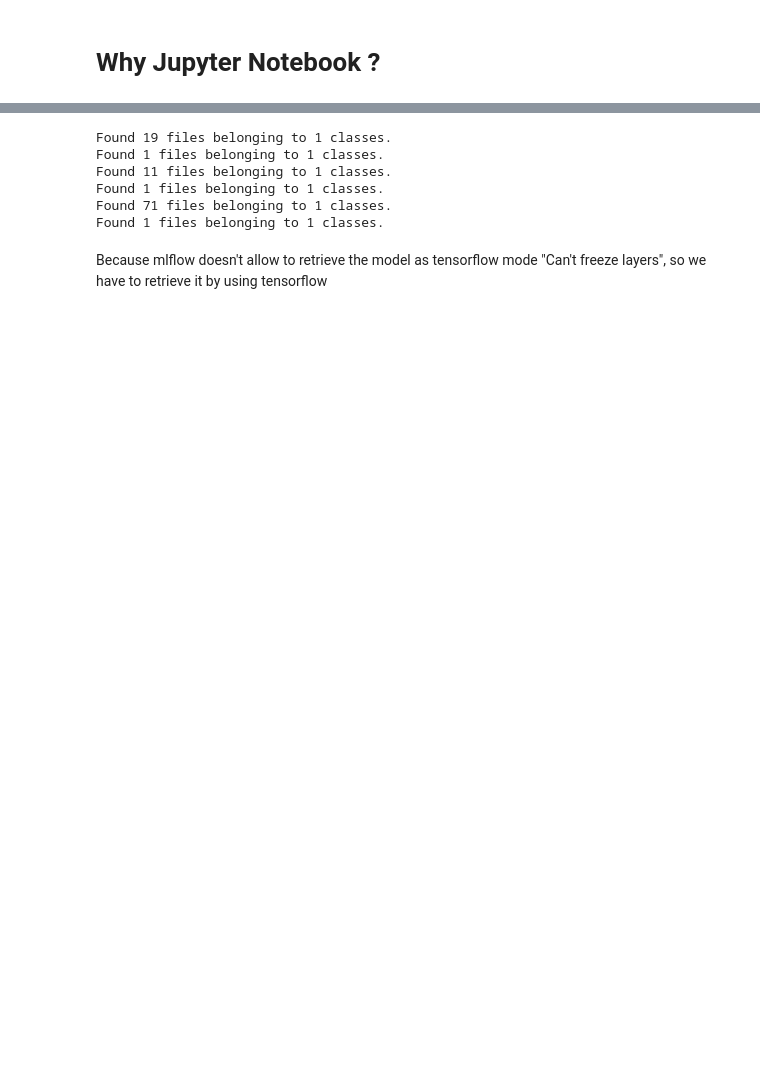
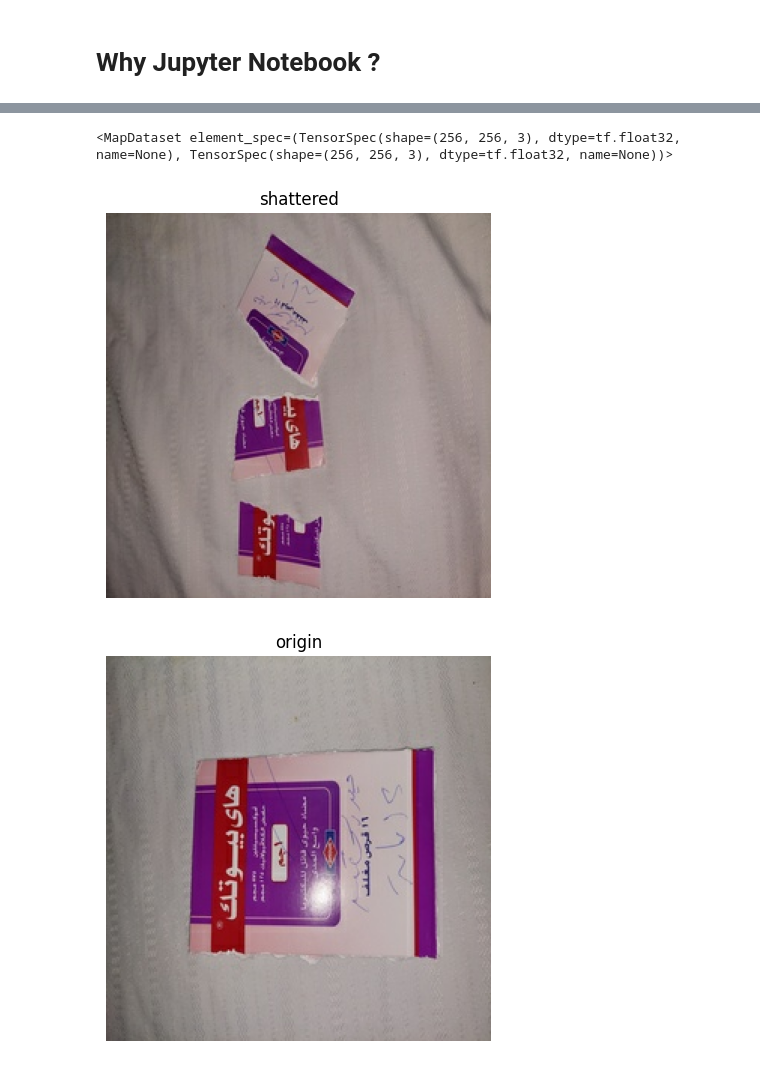
Before and after one commit to AhmedMousa-ag/Combiner-Generative-CNN, a Jupyter notebook: train_visualize.ipynb, the cells around one changed output, grey strips where cells are left out. Saved outputs shown, nothing was run; the diff lists cells and outputs as text; code cells hidden in the pictures; blank space fills up the shorter version.

```diff
--- a/train_visualize.ipynb
+++ b/train_visualize.ipynb
@@ -149,11 +48,4 @@ mlflow.set_experiment("X_Y_images")
 # %%
-dataset = load_x_y_images(data_version)
+dataset = load_x_y_images(data_version).shuffle(1000)
 # %% [output]
-Found 19 files belonging to 1 classes.
-Found 1 files belonging to 1 classes.
-Found 11 files belonging to 1 classes.
-Found 1 files belonging to 1 classes.
-Found 71 files belonging to 1 classes.
-Found 1 files belonging to 1 classes.
+<MapDataset element_spec=(TensorSpec(shape=(256, 256, 3), dtype=tf.float32, name=None), TensorSpec(shape=(256, 256, 3), dtype=tf.float32, name=None))>
-# %% [markdown]
-Because mlflow doesn't allow to retrieve the model as tensorflow mode "Can't freeze layers", so we have to retrieve it by using tensorflow
@@ -161,0 +52,9 @@ model = tf.keras.models.load_model(f"mlruns/1/{run_id}/artifacts/model/data/mode
+# %%
+from Utils.data_loader.load_images import scale_pic
+sample = dataset.take(1).map(scale_pic) #If not scaled, matplotlib will clip it and ruin the pic
+for x ,y in sample:
+    display_one_image(x,"shattered")
+    display_one_image(y,"origin")
+# %% [output]
+[figure, added]
+[figure, added]
```
Also changed, not shown: parts of 27 cells of this notebook, 3 other files.
